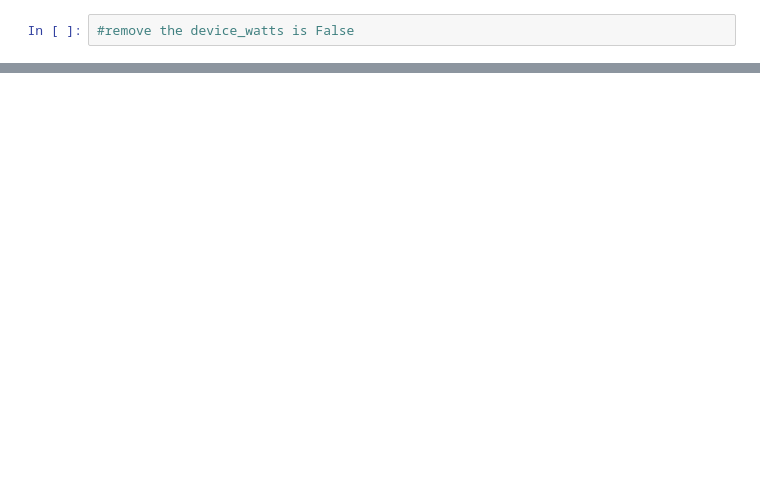
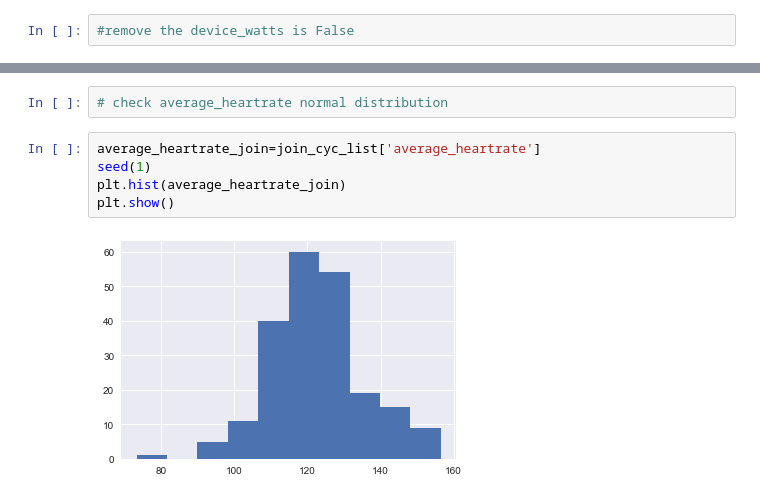
Before and after one commit to HowardXUuts/portfolio-2019-master, a Jupyter notebook: Portfolio 1.ipynb, the cells around one changed output, grey strips where cells are left out. Drawn from its saved outputs; the diff is of its cells as text; blank space fills up the shorter version.

```diff
--- a/Portfolio 1.ipynb
+++ b/Portfolio 1.ipynb
@@ -168,0 +191,9 @@ __Note:__ once you have completed these steps you can remove this cell.  Use the
+# %%
+# check average_heartrate normal distribution
+# %%
+average_heartrate_join=join_cyc_list['average_heartrate']
+seed(1)
+plt.hist(average_heartrate_join)
+plt.show()
+# %% [output]
+[figure, added]
```
Also changed, not shown: parts of 38 cells of this notebook.
